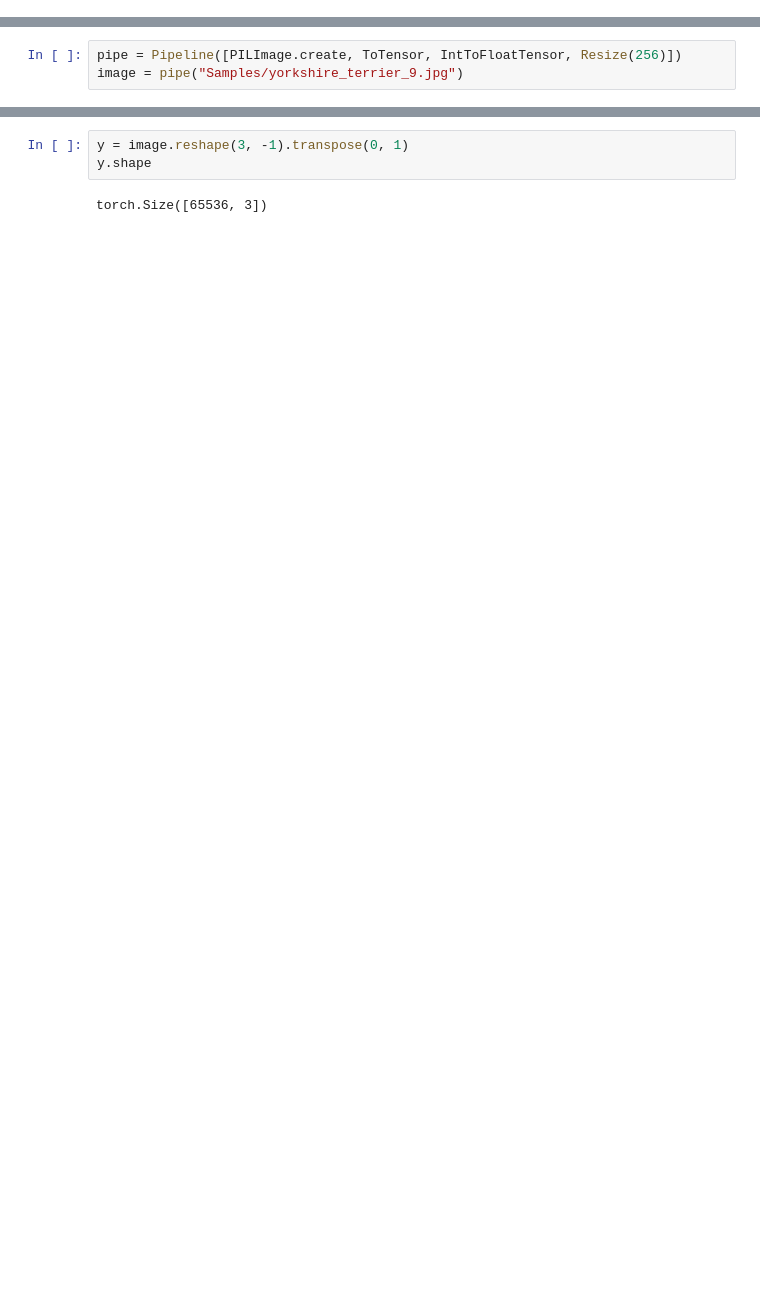
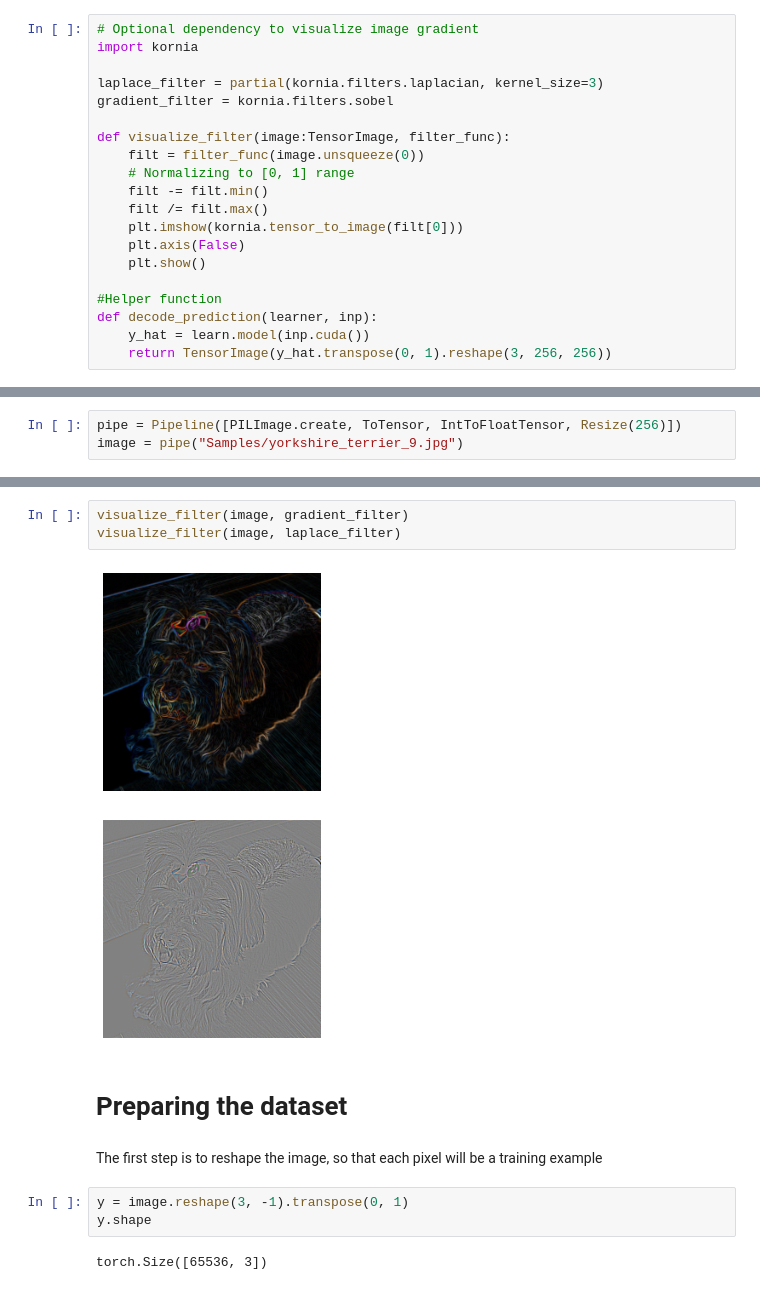
Before and after one commit to scart97/Siren-fastai2, a Jupyter notebook: Siren_image.ipynb, the cells around one changed output, grey strips where cells are left out. Saved outputs shown, nothing was run; the diff lists cells and outputs as text; blank space fills up the shorter version.

Commit message:
Add image gradient and ReLU network to compare

```diff
--- a/Siren_image.ipynb
+++ b/Siren_image.ipynb
@@ -1,3 +1,23 @@
 # %%
 from fastai2.vision.all import *
 from siren import siren_model
+# %%
+# Optional dependency to visualize image gradient
+import kornia
+
+laplace_filter = partial(kornia.filters.laplacian, kernel_size=3)
+gradient_filter = kornia.filters.sobel
+
+def visualize_filter(image:TensorImage, filter_func):
+    filt = filter_func(image.unsqueeze(0))
+    # Normalizing to [0, 1] range
+    filt -= filt.min()
+    filt /= filt.max()
+    plt.imshow(kornia.tensor_to_image(filt[0]))
+    plt.axis(False)
+    plt.show()
+
+#Helper function
+def decode_prediction(learner, inp):
+    y_hat = learn.model(inp.cuda())
+    return TensorImage(y_hat.transpose(0, 1).reshape(3, 256, 256))
@@ -11,3 +33,13 @@ image.show();
+# %%
+visualize_filter(image, gradient_filter)
+visualize_filter(image, laplace_filter)
+# %% [output]
+[figure, added]
+[figure, added]
+# %% [markdown]
+# Preparing the dataset
+# %% [markdown]
+The first step is to reshape the image, so that each pixel will be a training example
 # %%
 y = image.reshape(3, -1).transpose(0, 1)
 y.shape
```
Also changed, not shown: parts of 35 cells of this notebook.
